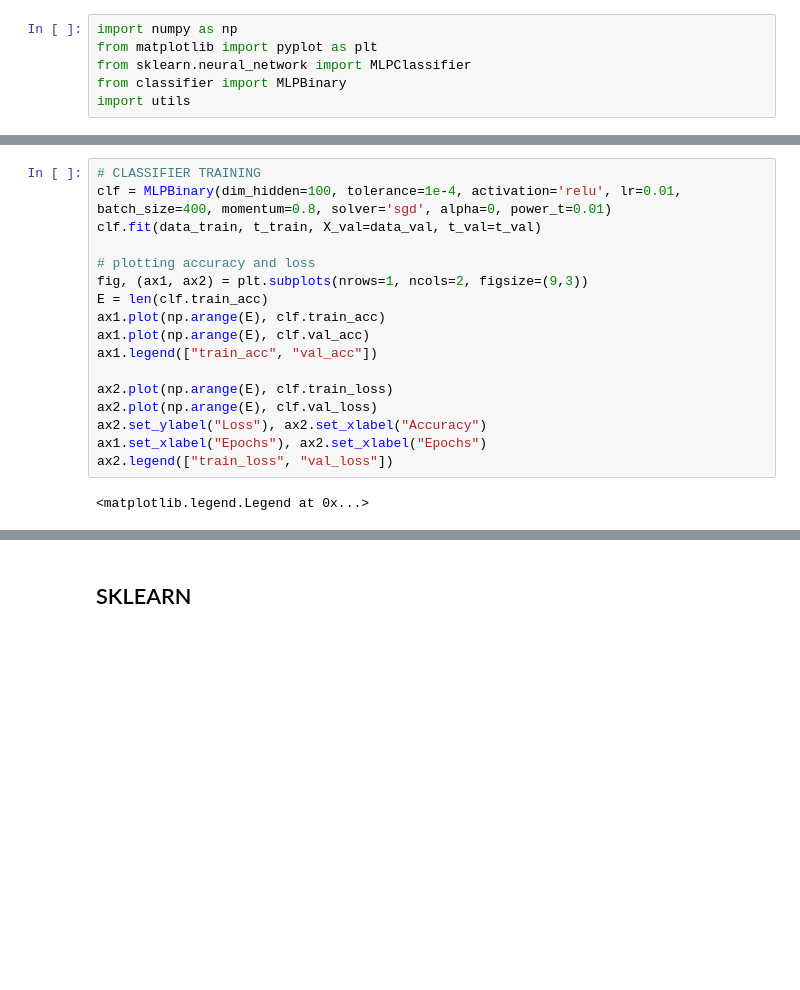
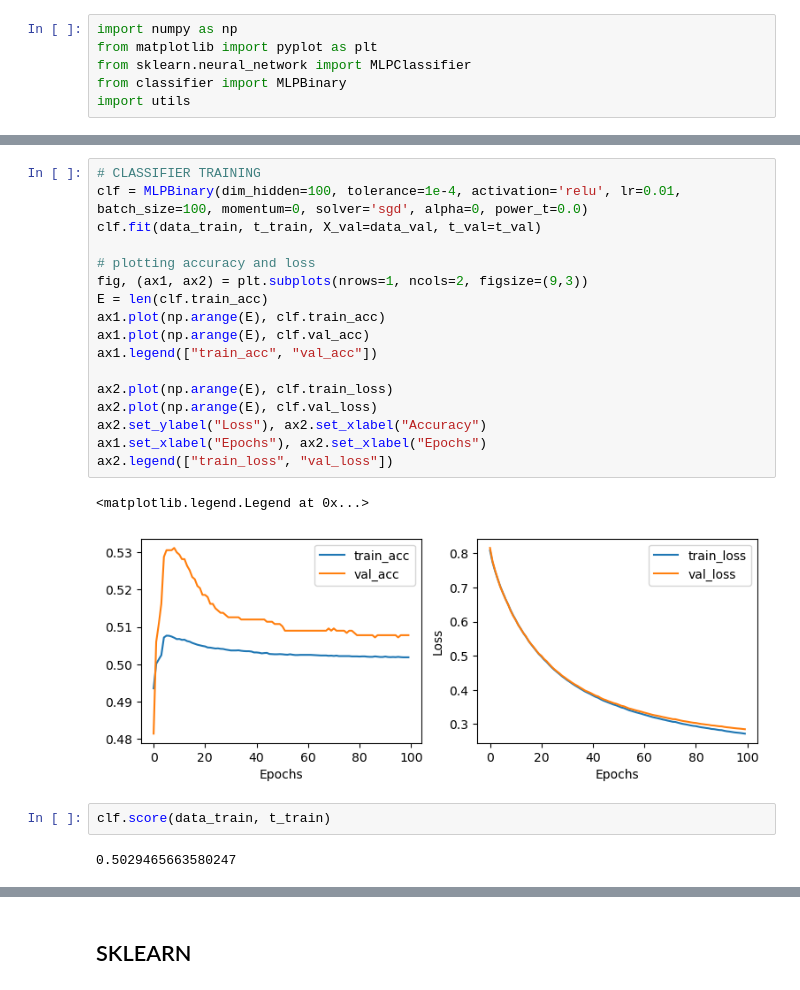
Before and after one commit to feanor3/tesi, a Jupyter notebook: analysis.ipynb, the cells around one changed output, grey strips where cells are left out. Saved outputs shown, nothing was run; the diff lists cells and outputs as text; blank space fills up the shorter version.

```diff
--- a/analysis.ipynb
+++ b/analysis.ipynb
@@ -41,22 +71,27 @@ t_val = t[a:]
 # %%
 # CLASSIFIER TRAINING
-clf = MLPBinary(dim_hidden=100, tolerance=1e-4, activation='relu', lr=0.01, batch_size=400, momentum=0.8, solver='sgd', alpha=0, power_t=0.01)
+clf = MLPBinary(dim_hidden=100, tolerance=1e-4, activation='relu', lr=0.01, batch_size=100, momentum=0, solver='sgd', alpha=0, power_t=0.0)
 clf.fit(data_train, t_train, X_val=data_val, t_val=t_val)
 
 # plotting accuracy and loss
 fig, (ax1, ax2) = plt.subplots(nrows=1, ncols=2, figsize=(9,3))
 E = len(clf.train_acc)
 ax1.plot(np.arange(E), clf.train_acc)
 ax1.plot(np.arange(E), clf.val_acc)
 ax1.legend(["train_acc", "val_acc"])
 
 ax2.plot(np.arange(E), clf.train_loss)
 ax2.plot(np.arange(E), clf.val_loss)
 ax2.set_ylabel("Loss"), ax2.set_xlabel("Accuracy")
 ax1.set_xlabel("Epochs"), ax2.set_xlabel("Epochs")
 ax2.legend(["train_loss", "val_loss"])
 # %% [output]
 <matplotlib.legend.Legend at 0x...>
+[figure, added]
+# %%
+clf.score(data_train, t_train)
+# %% [output]
+0.5029465663580247
 # %%
 b = clf.weights2.flatten()
 b @ b.T
```
Also changed, not shown: parts of 9 cells of this notebook.
